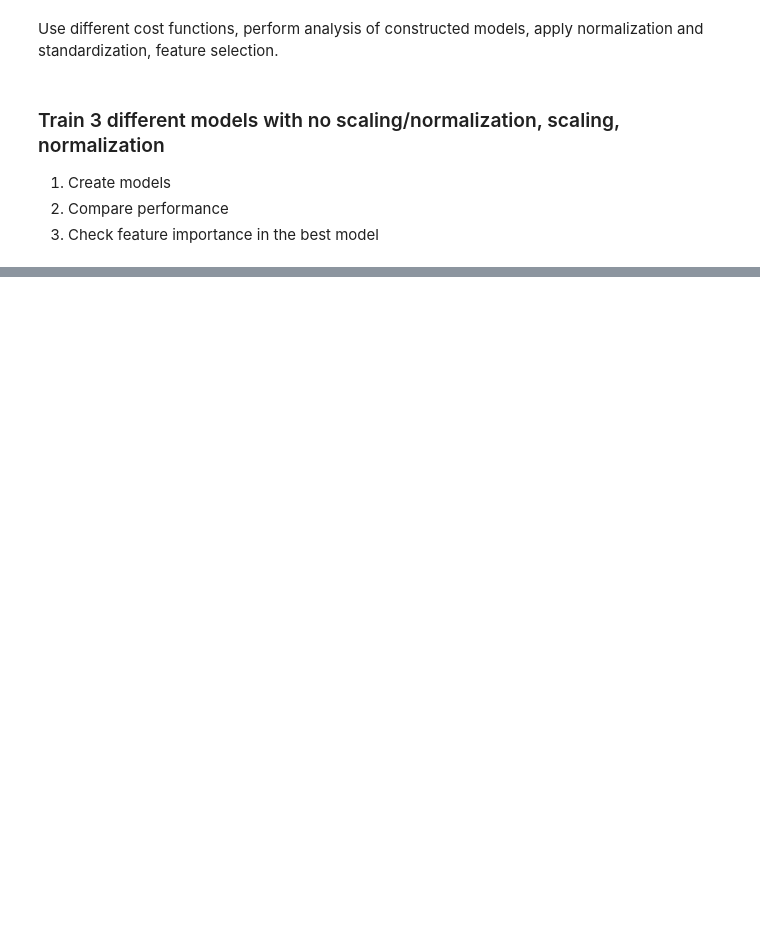
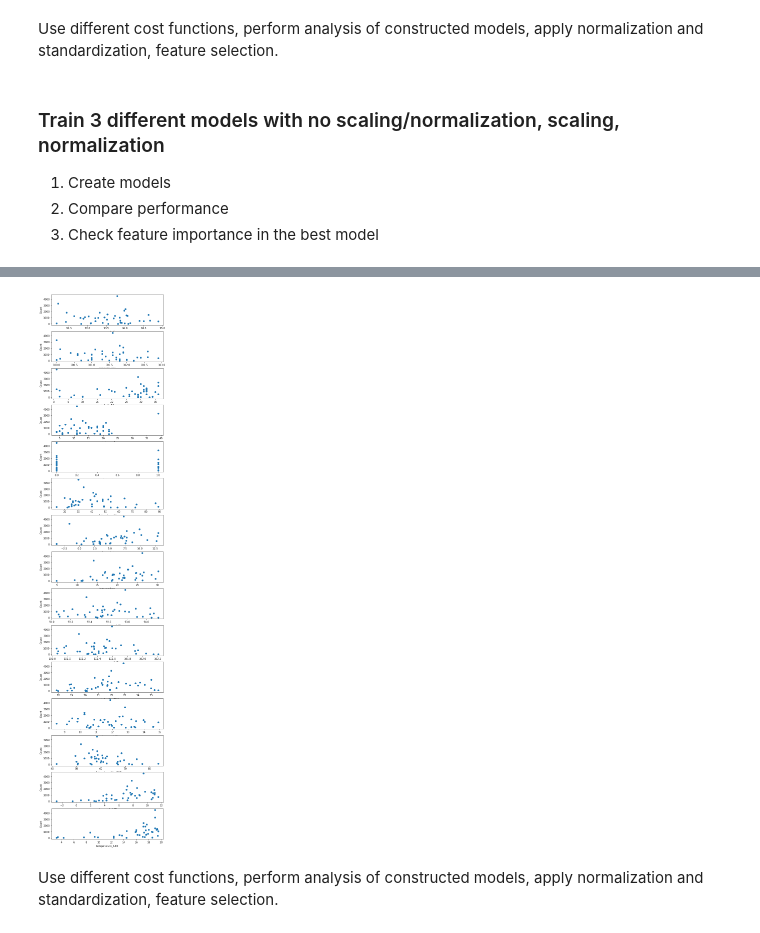
Before and after one commit to sharyar/vigilant-meme, a Jupyter notebook: task1_notebook.ipynb, the cells around one changed output, grey strips where cells are left out. Drawn from its saved outputs; the diff is of its cells as text; code cells hidden in the pictures; blank space fills up the shorter version.

Commit message:
feat: adds task1 part functionality to notebook1

```diff
--- a/task1_notebook.ipynb
+++ b/task1_notebook.ipynb
@@ -207,0 +241,6 @@ pd.DataFrame(scores, index=['R2'])
+# %%
+# Loading of the mosquito trap data set
+mosquito_df = pd.read_csv('data_files/Mosquito_Trap_Data.csv')
+
+# Using helper functions to clean mosquito data frame with previously discussed operations
+mosquito_df_female = helper_functions.clean_mosquito_df(mosquito_df, gender='Female') # both male and female combined
@@ -207,0 +264,18 @@ pd.DataFrame(scores, index=['R2'])
+# %%
+# Load the weather data
+weather_df = pd.read_csv('data_files/weather_stats_edmonton.csv')
+
+# Clean weather data and perform preprocessing (performing moving average of 7D)
+weather_df = helper_functions.clean_weather_df(weather_df)
+weather_df = helper_functions.preprocess_weather(weather_df, ['14D'])
+# %%
+merged_df = helper_functions.merge_mosquito_weather_data(mosquito_df_female, weather_df)
+
+# # Removal of columns that reflect instantaneous observations as we will lean towards using moving averages
+# # for the creation of the models
+# instantaneous_weather_recordings = ['pressure_station', 'pressure_sea', 'wind_dir_10s', 'wind_speed',
+#                                    'wind_gust', 'relative_humidity', 'dew_point', 'temperature']
+# merged_df.drop(columns=instantaneous_weather_recordings, inplace=True)
+
+# Display the merged data frame
+merged_df
@@ -207,0 +301,19 @@ pd.DataFrame(scores, index=['R2'])
+# %%
+X = merged_df.drop(columns='Count')
+Y = merged_df['Count']
+
+X_train, X_test, Y_train, Y_test = train_test_split( X , Y , test_size = 0.2, random_state = 0)
+# %%
+# Plot all features against counts:
+
+fig, axes = plt.subplots(len(X.columns.tolist()), figsize=(8,40))
+for i,feature in enumerate(X.columns.tolist()):
+    axes[i].scatter(X[feature], Y)
+    axes[i].set_ylabel('Count')
+    axes[i].set_xlabel(feature)
+plt.show()
+# %% [output]
+[figure, added]
+# %% [markdown]
+Use different cost functions, perform analysis of constructed models, apply normalization and
+standardization, feature selection.
```
Also changed, not shown: parts of 36 cells of this notebook.
